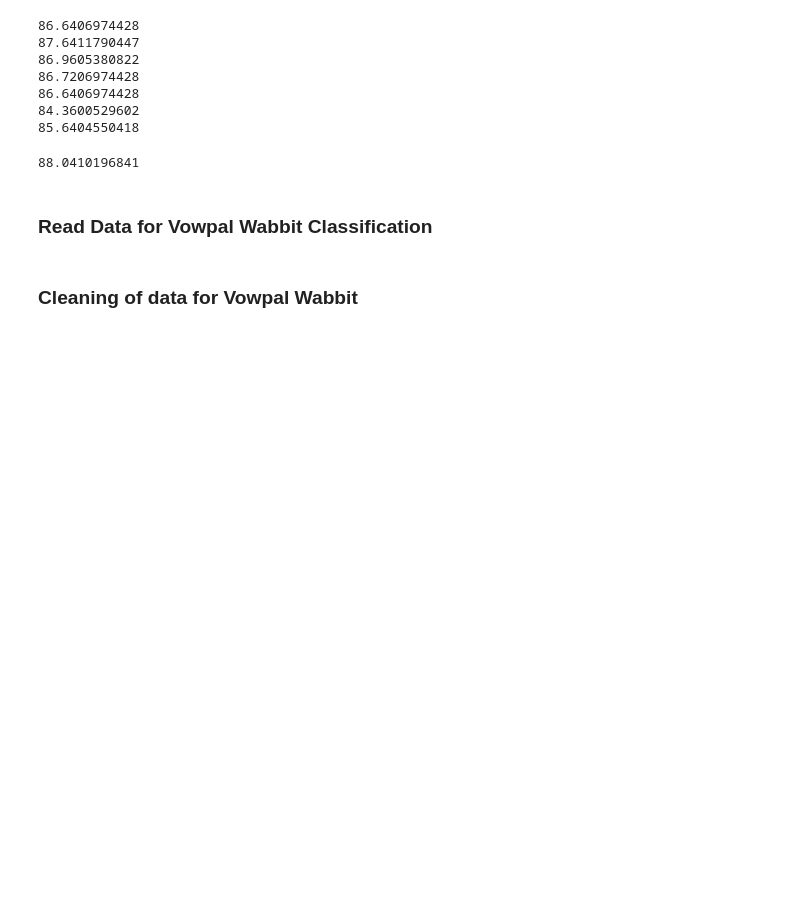
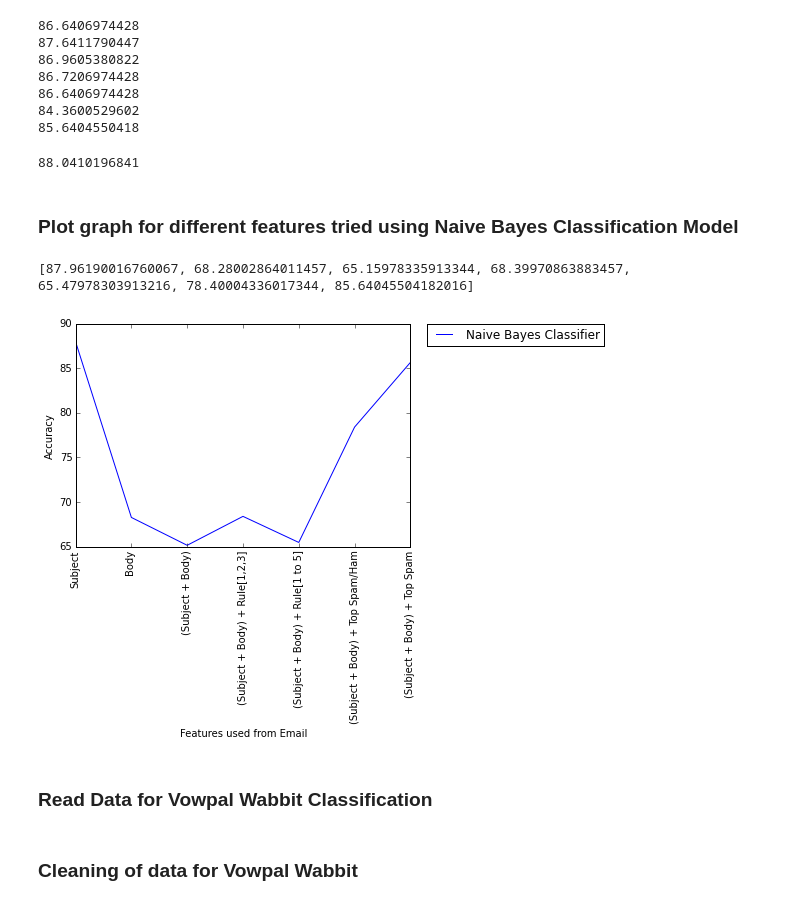
Before and after one commit to nehgu/Anomaly-Detection, a Jupyter notebook: Challenges/Spam Filtering Challenge 4/Spam_Filtering_Challenge_4.ipynb, the cells around one changed output. Saved outputs shown, nothing was run; the diff lists cells and outputs as text; code cells hidden in the pictures; blank space fills up the shorter version.

Commit message:
Model accuracy plots & Kaggle score Graphs.

```diff
--- a/Challenges/Spam Filtering Challenge 4/Spam_Filtering_Challenge_4.ipynb
+++ b/Challenges/Spam Filtering Challenge 4/Spam_Filtering_Challenge_4.ipynb
@@ -1344,6 +1346,7 @@ score = stratifiedKFoldVal(XTrainFileNames, YTrain, classifyBodySpamHam, params,
 print score
 score = stratifiedKFoldVal(XTrainFileNames, YTrain, classifyBodySpamHam, params, ruled=True)
 print score
+scoreNaiveBayesClassifier.append(score)
 # %% [output]
 65.2402633611
 68.2800286401
@@ -1368,6 +1371,8 @@ writePredictedLabelFile(YPred)
 params = {'folder':trainFolder,'fileString':'TRAIN_', 'rules':[], 'FileNames':XTrainFileNames}
 score = stratifiedKFoldVal(XTrainFileNames, YTrain, classifyCombinedSpamHam, params, ruled = False)
 print score
+scoreNaiveBayesClassifier.append(score)
+
 params = {'folder':trainFolder,'fileString':'TRAIN_', 'rules':[1], 'FileNames':XTrainFileNames}
 score = stratifiedKFoldVal(XTrainFileNames, YTrain, classifyCombinedSpamHam, params, ruled = True)
 print score
@@ -1383,7 +1388,14 @@ print score
 params = {'folder':trainFolder,'fileString':'TRAIN_', 'rules':[5], 'FileNames':XTrainFileNames}
 score = stratifiedKFoldVal(XTrainFileNames, YTrain, classifyCombinedSpamHam, params, ruled = True)
 print score
+
+params = {'folder':trainFolder,'fileString':'TRAIN_', 'rules':[1,2,3], 'FileNames':XTrainFileNames}
+score = stratifiedKFoldVal(XTrainFileNames, YTrain, classifyCombinedSpamHam, params, ruled = True)
+print score
+scoreNaiveBayesClassifier.append(score)
+
 params = {'folder':trainFolder,'fileString':'TRAIN_', 'rules':[1,2,3,4,5], 'FileNames':XTrainFileNames}
 score = stratifiedKFoldVal(XTrainFileNames, YTrain, classifyCombinedSpamHam, params, ruled = True)
 print score
+scoreNaiveBayesClassifier.append(score)
 # %% [output]
@@ -1418,5 +1431,6 @@ print score
 params = {'folder':trainFolder,'fileString':'TRAIN_', 'rules':[1,2,3,4,5], 'FileNames':XTrainFileNames}
 score = stratifiedKFoldVal(XTrainFileNames, YTrain, classifyCombinedTopSpamHam, params, ruled = True)
 print score
+scoreNaiveBayesClassifier.append(score)
 # %% [output]
 68.9599503998
@@ -1471,6 +1485,7 @@ print score
 params = {'folder':trainFolder,'fileString':'TRAIN_', 'rules':[1,2,3,4,5], 'FileNames':XTrainFileNames}
 score = stratifiedKFoldVal(XTrainFileNames, YTrain, classifyCombinedTopSpam, params, ruled = True)
 print score
+scoreNaiveBayesClassifier.append(score)
 # %% [output]
 86.6406974428
 87.6411790447
@@ -1485,6 +1500,29 @@ score = stratifiedKFoldVal(XTrainFileNames, YTrain, classifyCombinedTopSpam, par
 print score
 # %% [output]
 88.0410196841
+# %% [markdown]
+### Plot graph for different features tried using Naive Bayes Classification Model
+# %%
+print scoreNaiveBayesClassifier
+
+# Plotting the results
+import matplotlib.pyplot as plt
+%matplotlib inline
+plt.plot(scoreNaiveBayesClassifier, label = "Naive Bayes Classifier")
+
+labels = ['Subject', 'Body', '(Subject + Body)', '(Subject + Body) + Rule[1,2,3]', '(Subject + Body) + Rule[1 to 5]', '(Subject + Body) + Top Spam/Ham', '(Subject + Body) + Top Spam']
+
+# You can specify a rotation for the tick labels in degrees or with keywords.
+plt.xticks(np.arange(len(labels)), labels, rotation='vertical')
+
+plt.ylabel('Accuracy')
+plt.xlabel('Features used from Email')
+# Place a legend to the right of this smaller figure.
+plt.legend(bbox_to_anchor=(1.05, 1), loc=2, borderaxespad=0.)
+plt.show()
+# %% [output]
+[87.96190016760067, 68.28002864011457, 65.15978335913344, 68.39970863883457, 65.47978303913216, 78.40004336017344, 85.64045504182016]
+[figure, added]
 # %% [markdown]
 ### Read Data for Vowpal Wabbit Classification
 # %%
```
Also changed, not shown: parts of 41 cells of this notebook, 1 other file.
